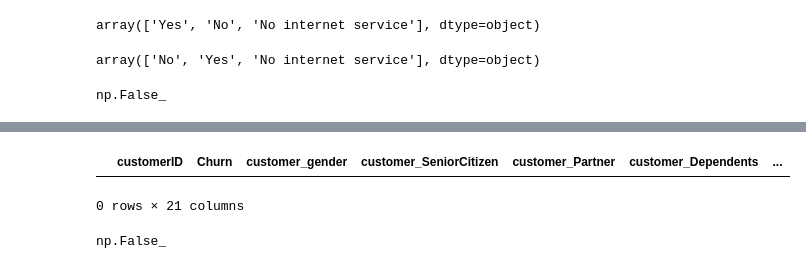
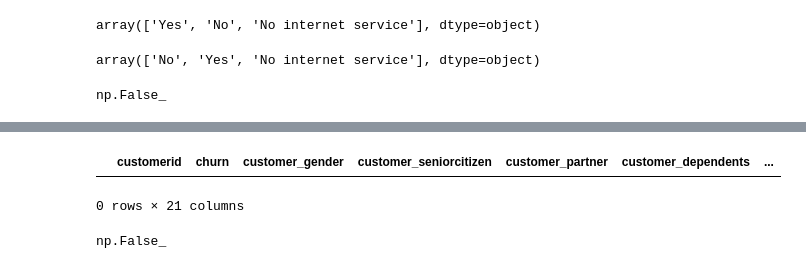
Before and after one commit to CatalinaOrtegha/2ndChallenge_TelecomX, a Jupyter notebook: 2ndChallenge_TelecomX.ipynb, the cells around one changed output, grey strips where cells are left out. Drawn from its saved outputs; the diff is of its cells as text; code cells hidden in the pictures.

```diff
--- a/2ndChallenge_TelecomX.ipynb
+++ b/2ndChallenge_TelecomX.ipynb
@@ -208,6 +230,6 @@ df['customerID'].duplicated().any()
 # %% [output]
 np.False_
 # %%
-df['customerID']=df['customerID'].str.replace(r'\D', '', regex=True).str.strip()
-df['customerID'].head()
+df['customerid']=df['customerid'].str.replace(r'\D', '', regex=True).str.strip()
+df['customerid'].head()
 # %% [output]
@@ -241,8 +263,8 @@ df.isna().any()
 dtype: bool
 # %%
-mascara=df['account_Charges_Total'].isna()
+mascara=df['account_charges_total'].isnull()
 df[mascara]
 # %% [output]
-|  | customerID | Churn | customer_gender | customer_SeniorCitizen | customer_Partner | customer_Dependents | ... |
+|  | customerid | churn | customer_gender | customer_seniorcitizen | customer_partner | customer_dependents | ... |
 0 rows × 21 columns
 # %%
```
Also changed, not shown: parts of 41 cells of this notebook.
